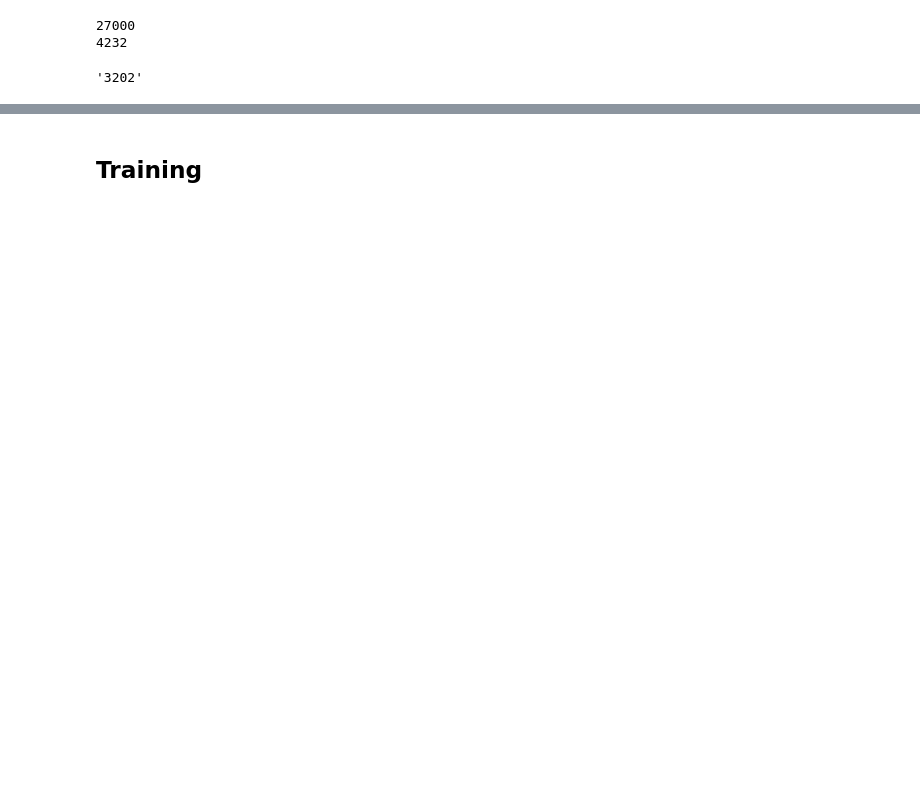
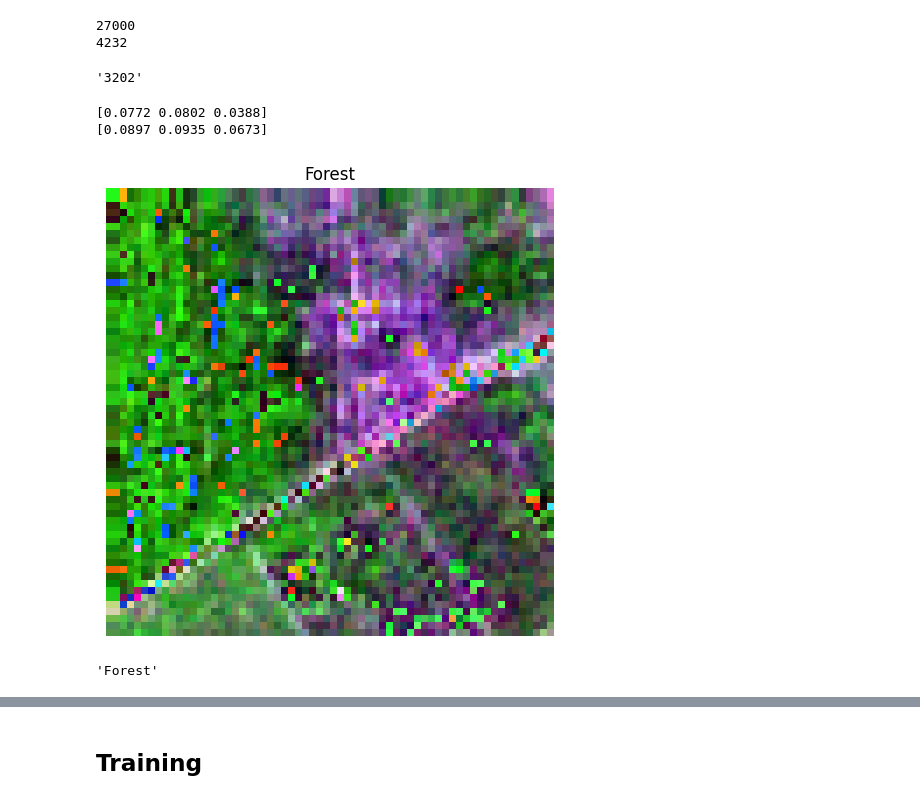
Before and after one commit to urbanlutz/AIML24_RandomForestRangers, a Jupyter notebook: ML_Coding_Challenge_Random_Forest_Rangers.ipynb, the cells around one changed output, grey strips where cells are left out. Saved outputs shown, nothing was run; the diff lists cells and outputs as text; code cells hidden in the pictures; blank space fills up the shorter version.

Commit message:
refactor dataset

```diff
--- a/ML_Coding_Challenge_Random_Forest_Rangers.ipynb
+++ b/ML_Coding_Challenge_Random_Forest_Rangers.ipynb
@@ -81,13 +76,15 @@ def load_img(img_path:str) -> np.ndarray:
     img = np.load(img_path)
   return img
 
+
+
 class SentinelTrain(Dataset):
     def __init__(self, transformations=None):
-        self.img_paths = glob.glob(os.path.join(TRAINING_PATH, "*", f"*.tif")) # TODO: remove data limit
-        # self.img_paths = glob.glob(os.path.join(TRAINING_PATH, "*", f"*.tif"))
-        folder_names = [f.split("/")[-1] for f in glob.glob(TRAINING_PATH + "/*")]
-        self.label2ids = {name: id for (id, name) in enumerate(sorted(folder_names))}
-        self.ids2label = {v:k for k, v in self.label2ids.items()}
+        self.img_paths = [path.replace('\\', '/') for path in glob.glob(os.path.join(TRAINING_PATH, "*", f"*.tif"))]
+
+        labels = set([path.split('/')[-1].split('_')[0] for path in self.img_paths]) # get unique labels
+        self.label2ids = {name: id for (id, name) in enumerate(sorted(labels))} # map an id to each label
+        self.ids2label = {v:k for k, v in self.label2ids.items()} # reverse lookup dict
         self.transformations = transformations
 
     def __len__(self):
@@ -118,7 +115,7 @@ def get_id(img_path):
 
 class SentinelTest(Dataset):
     def __init__(self, transformations=None):
-        self.img_paths = glob.glob(os.path.join(TEST_PATH,  f"*.npy"))
+        self.img_paths = [path.replace("\\","/") for path in glob.glob(os.path.join(TEST_PATH,  f"*.npy"))]
         self.transformations = transformations
     def __len__(self):
         return len(self.img_paths)
@@ -213,21 +202,25 @@ def normalize_for_display(band_data):
 def print_image(img, label, rgb_bands=[3,2,1])-> None:
   """Displays an image. Indices of bands given by "rgb_bands" will be displayed as RGB in the print
   """
-  normalized_img = normalize_for_display(img)
-  rgb_img = normalized_img[:, :, rgb_bands]
-#   rgb_img = img[:, :, rgb_bands]
+  img = normalize_for_display(img)
+  img = img[:, :, rgb_bands]
   fig, ax = plt.subplots(1, figsize=(5,5))
-  ax.imshow((rgb_img * 255).astype(np.uint8), vmin=0, vmax=255)
-#   ax.imshow(rgb_img)
-  try:
-    ax.set_title(f"{train_dataset.ids2label[label]}")
-  except:
-    ax.set_title(f"unknown")
+  ax.imshow((img * 255).astype(np.uint8), vmin=0, vmax=255)
+  # ax.imshow(img)
+  ax.set_title(label)
   ax.axis(False)
   plt.tight_layout()
 
   plt.show()
 # %%
 # Example image from train
-img, label = train_dataset.__getitem__(3001)
-print_image(img, label, [0,1,2])
+img, label = train_dataset.__getitem__(5000)
+print_image(img, train_dataset.oh2text(label), [0,1,2])
+# %% [output]
+[0.0772 0.0802 0.0388]
+[0.0897 0.0935 0.0673]
+[figure, added]
+# %%
+train_dataset.oh2text(label)
+# %% [output]
+'Forest'
```
Also changed, not shown: parts of 15 cells of this notebook, 1 other file.
